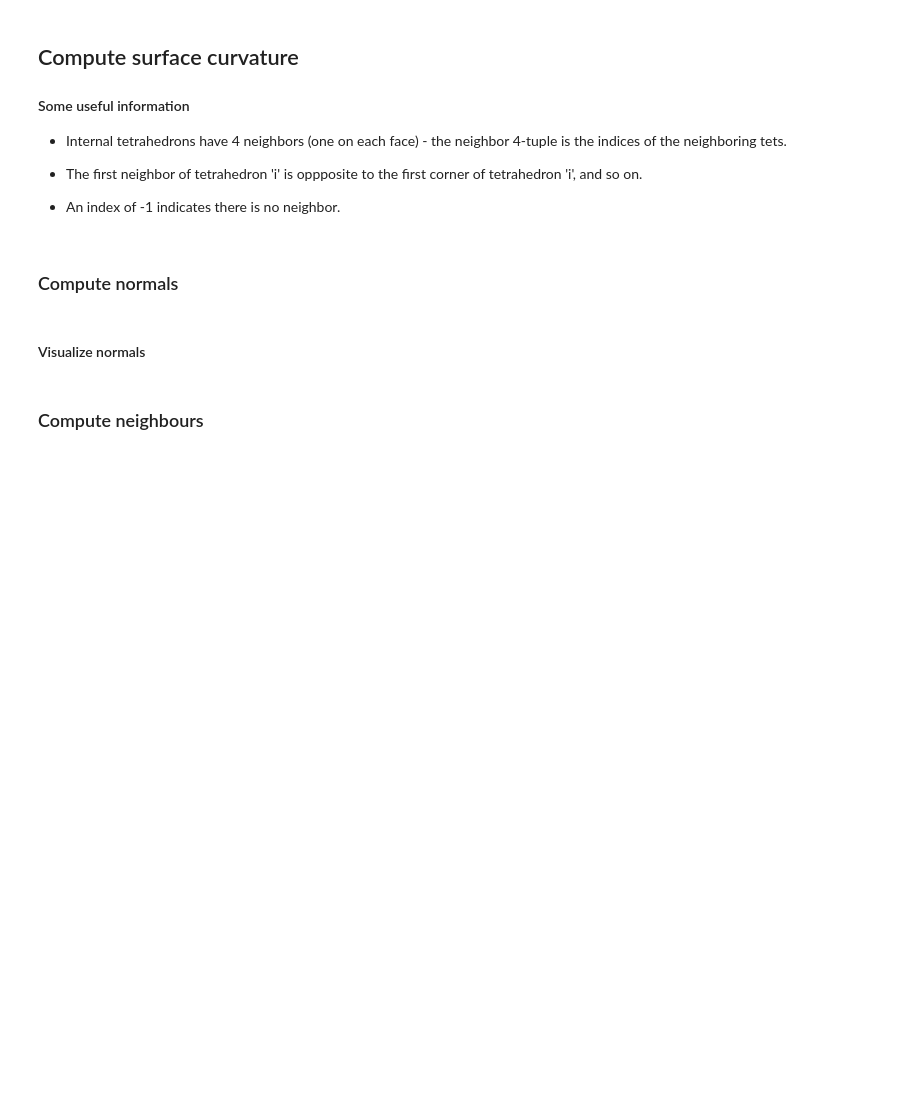
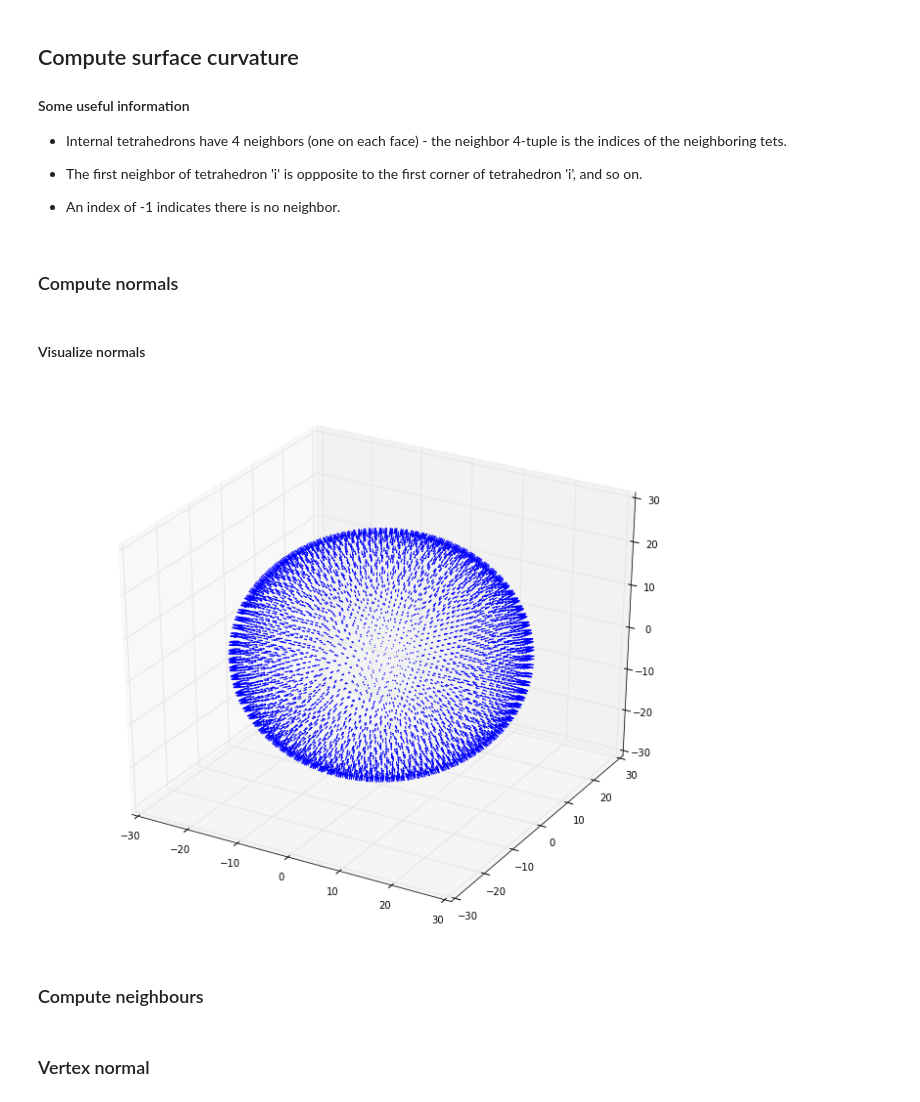
Before and after one commit to dnkrtz/hexmachina, a Jupyter notebook: notebooks/AllHex_Dery.ipynb, the cells around one changed output. Drawn from its saved outputs; the diff is of its cells as text; code cells hidden in the pictures; blank space fills up the shorter version.

```diff
--- a/notebooks/AllHex_Dery.ipynb
+++ b/notebooks/AllHex_Dery.ipynb
@@ -15,7 +18,7 @@ from meshpy.tet import MeshInfo, build
 import numpy as np
 import trimesh
 
-tri_mesh = trimesh.load_mesh('./input/icosphere.stl')
+tri_mesh = trimesh.load_mesh('../data/icosphere.stl')
 
 # Define MeshPy options!
 opt = meshpy.tet.Options(switches='pq', edgesout=True, facesout=True, neighout=True)
@@ -28,7 +31,7 @@ mesh_info.set_facets(faces)
 tet_mesh = build(mesh_info, opt, max_volume=10)
 
 # Output tetrahedral mesh
-tet_mesh.write_vtk("./output/test.vtk")
+tet_mesh.write_vtk("../data/test.vtk")
 # %% [markdown]
 ## Compute surface curvature
 
@@ -64,23 +67,25 @@ def compute_avg(face):
           + np.array(tet_mesh.points[face[1]])
           + np.array(tet_mesh.points[face[2]])) / 3
 
-normals = [compute_normal(face) for face in surface_faces]
-avg = [compute_avg(face) for face in surface_faces]
+face_normals = [compute_normal(face) for face in surface_faces]
+face_center = [compute_avg(face) for face in surface_faces]
 # %% [markdown]
 #### Visualize normals
 # %%
 from mpl_toolkits.mplot3d import proj3d
 import mpl_toolkits.mplot3d as a3
 from mpl_toolkits.mplot3d import Axes3D
 import matplotlib.pyplot as plt
 
 fig = plt.figure(num=None, figsize=(12, 10), dpi=80)
 ax = fig.add_subplot(111, projection='3d')
 
 for i, f in enumerate(surface_faces):
-    ax.quiver(avg[i][0], avg[i][1], avg[i][2], normals[i][0], normals[i][1], normals[i][2])
+    ax.quiver(face_center[i][0], face_center[i][1], face_center[i][2], face_normals[i][0], face_normals[i][1], face_normals[i][2])
 
 plt.show()
+# %% [output]
+[figure, added]
 # %% [markdown]
 ### Compute neighbours
 # %%
@@ -92,0 +97,2 @@ surrounding_faces
+# %% [markdown]
+### Vertex normal
```
Also changed, not shown: parts of 5 cells of this notebook, 1 other file.
